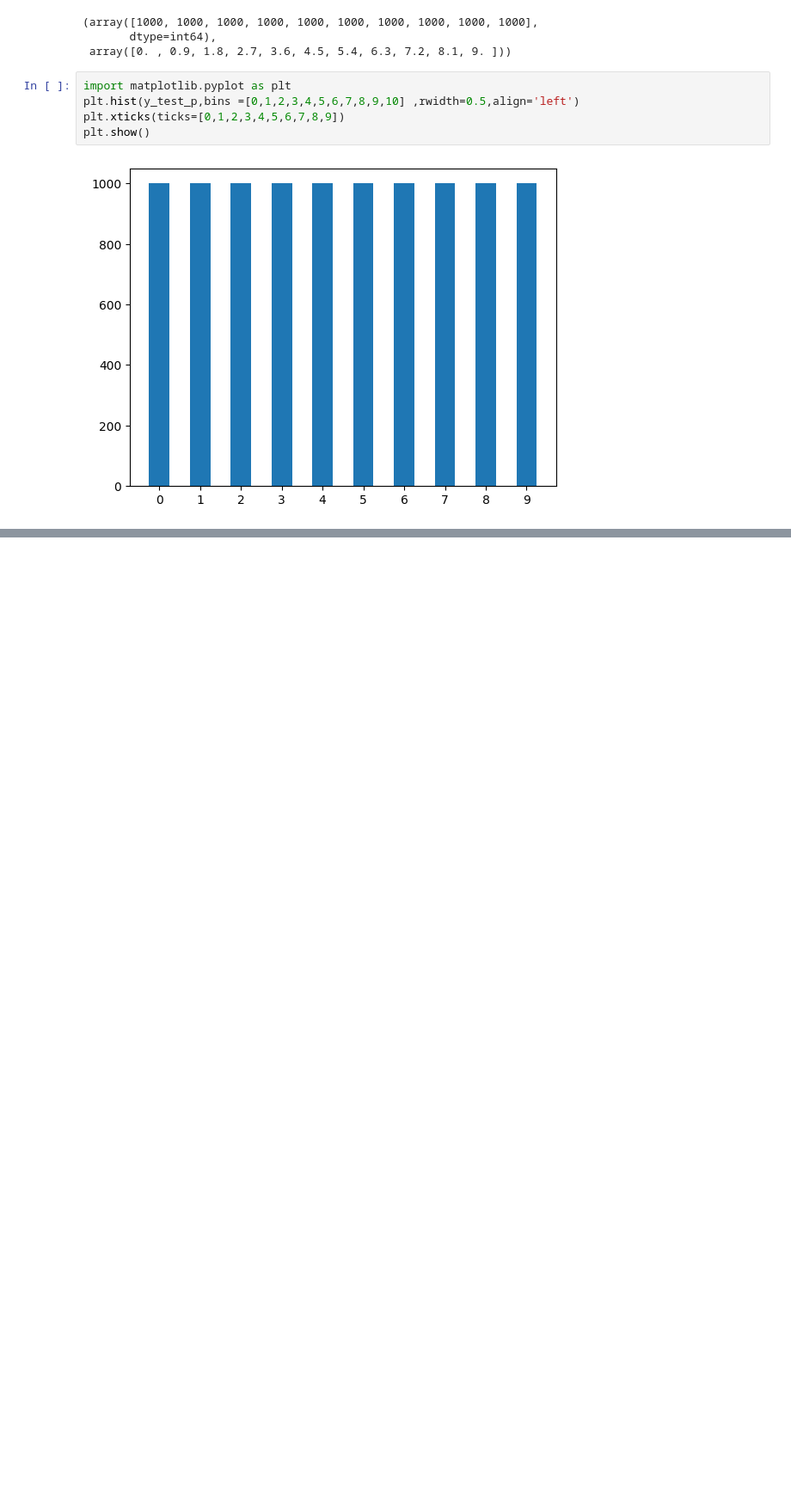
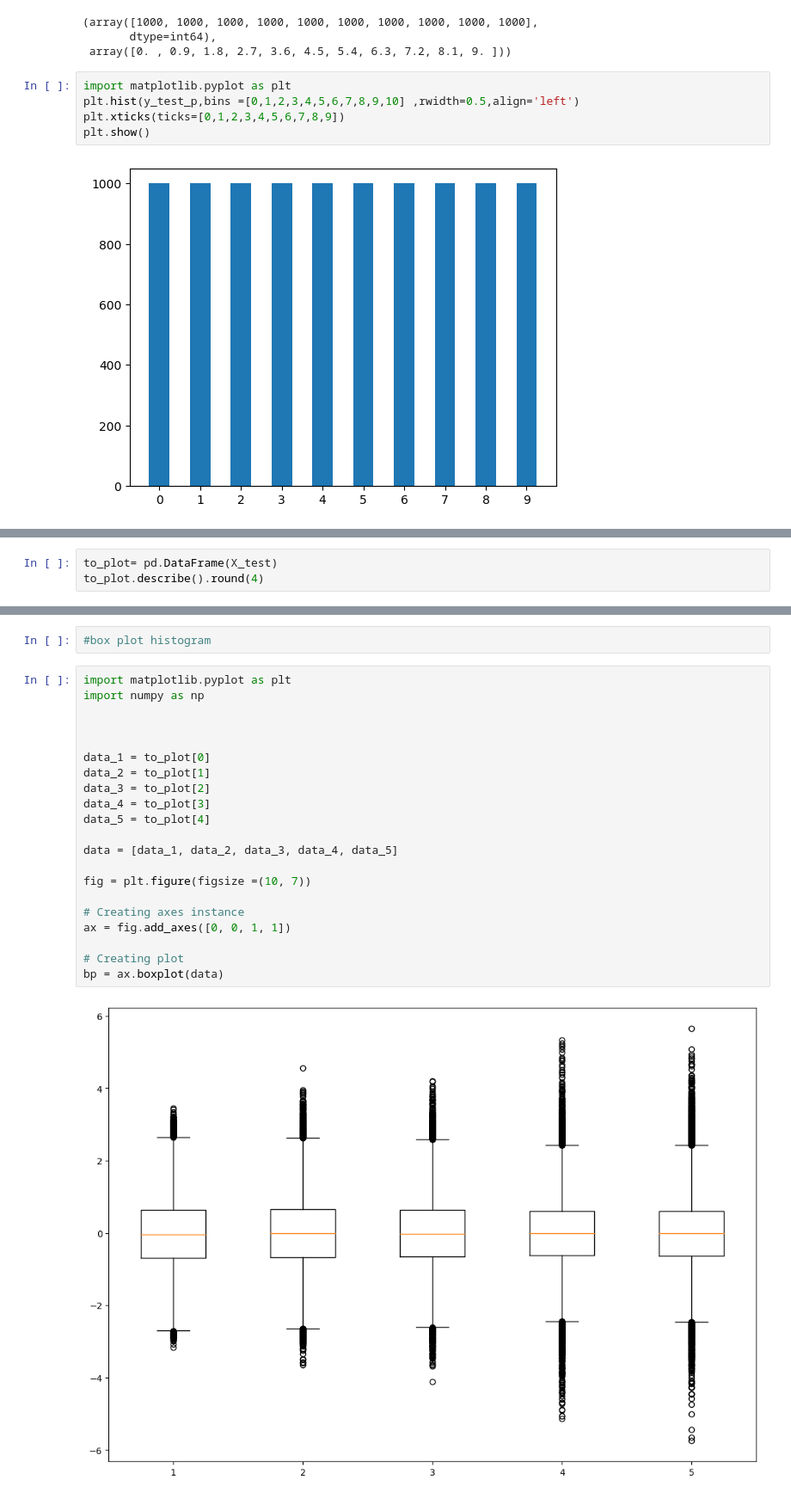
Before and after one commit to Yvnminc/Deep-Neural-Network-Components-Analysis, a Jupyter notebook: EDA.ipynb, the cells around one changed output, grey strips where cells are left out. Shown at 86% size. Saved outputs shown, nothing was run; the diff lists cells and outputs as text; blank space fills up the shorter version.

Commit message:
update data to allow standardization

```diff
--- a/EDA.ipynb
+++ b/EDA.ipynb
@@ -93,0 +109,3 @@ plt.show()
+# %%
+to_plot= pd.DataFrame(X_test)
+to_plot.describe().round(4)
@@ -93,0 +123,25 @@ plt.show()
+# %%
+#box plot histogram
+# %%
+import matplotlib.pyplot as plt
+import numpy as np
+
+
+
+data_1 = to_plot[0]
+data_2 = to_plot[1]
+data_3 = to_plot[2]
+data_4 = to_plot[3]
+data_5 = to_plot[4]
+
+data = [data_1, data_2, data_3, data_4, data_5]
+
+fig = plt.figure(figsize =(10, 7))
+
+# Creating axes instance
+ax = fig.add_axes([0, 0, 1, 1])
+
+# Creating plot
+bp = ax.boxplot(data)
+# %% [output]
+[figure, added]
```
Also changed, not shown: parts of 16 cells of this notebook, 14 other files.
